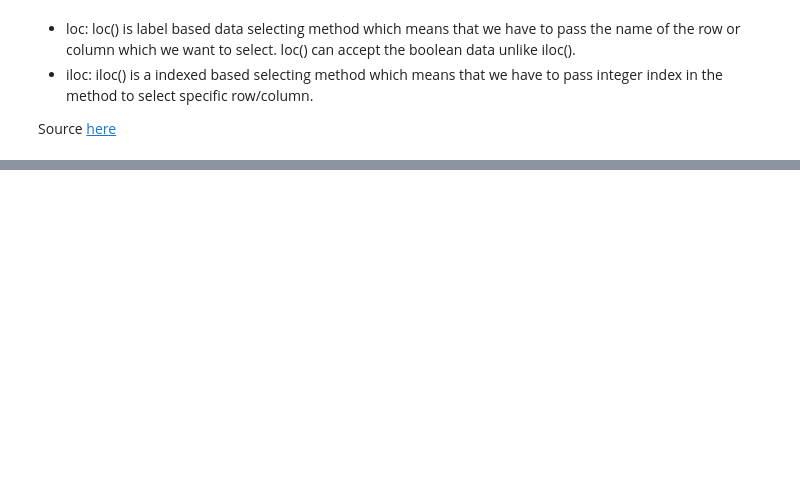
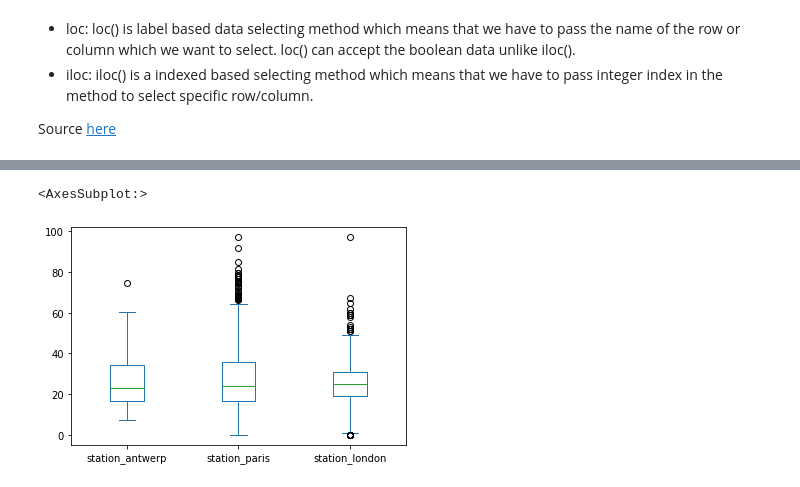
Before and after one commit to GaahDias/pandas-notebook, a Jupyter notebook: notebook.ipynb, the cells around one changed output, grey strips where cells are left out. Cells and saved outputs as stored; diff of their text form; code cells hidden in the pictures; blank space fills up the shorter version.

```diff
--- a/notebook.ipynb
+++ b/notebook.ipynb
@@ -348,0 +407,5 @@ Source [here](https://www.geeksforgeeks.org/difference-between-loc-and-iloc-in-p
+# %%
+air_quality_df.plot.box()
+# %% [output]
+<AxesSubplot:>
+[figure, added]
```
Also changed, not shown: parts of 32 cells of this notebook, 6 other files.
